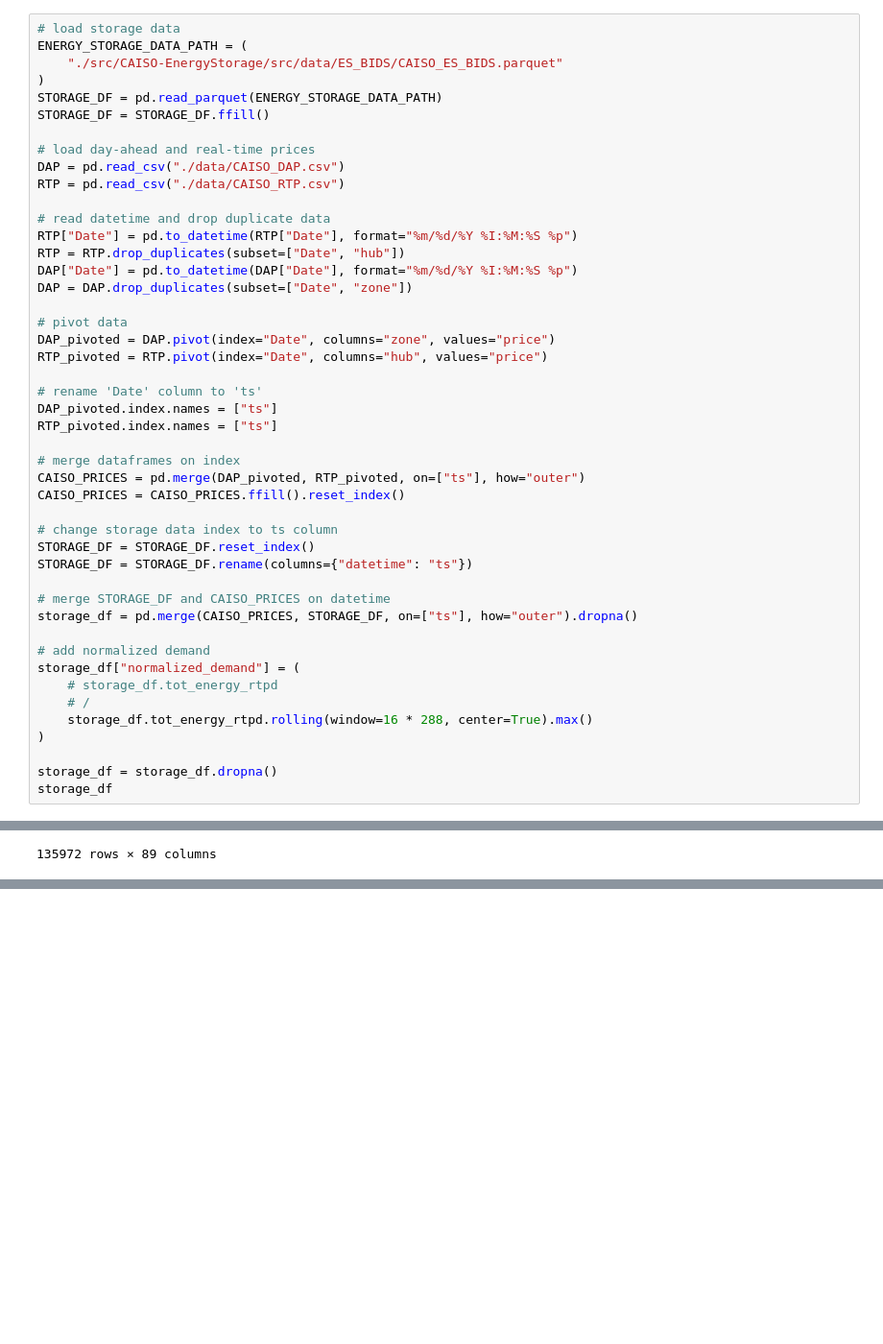
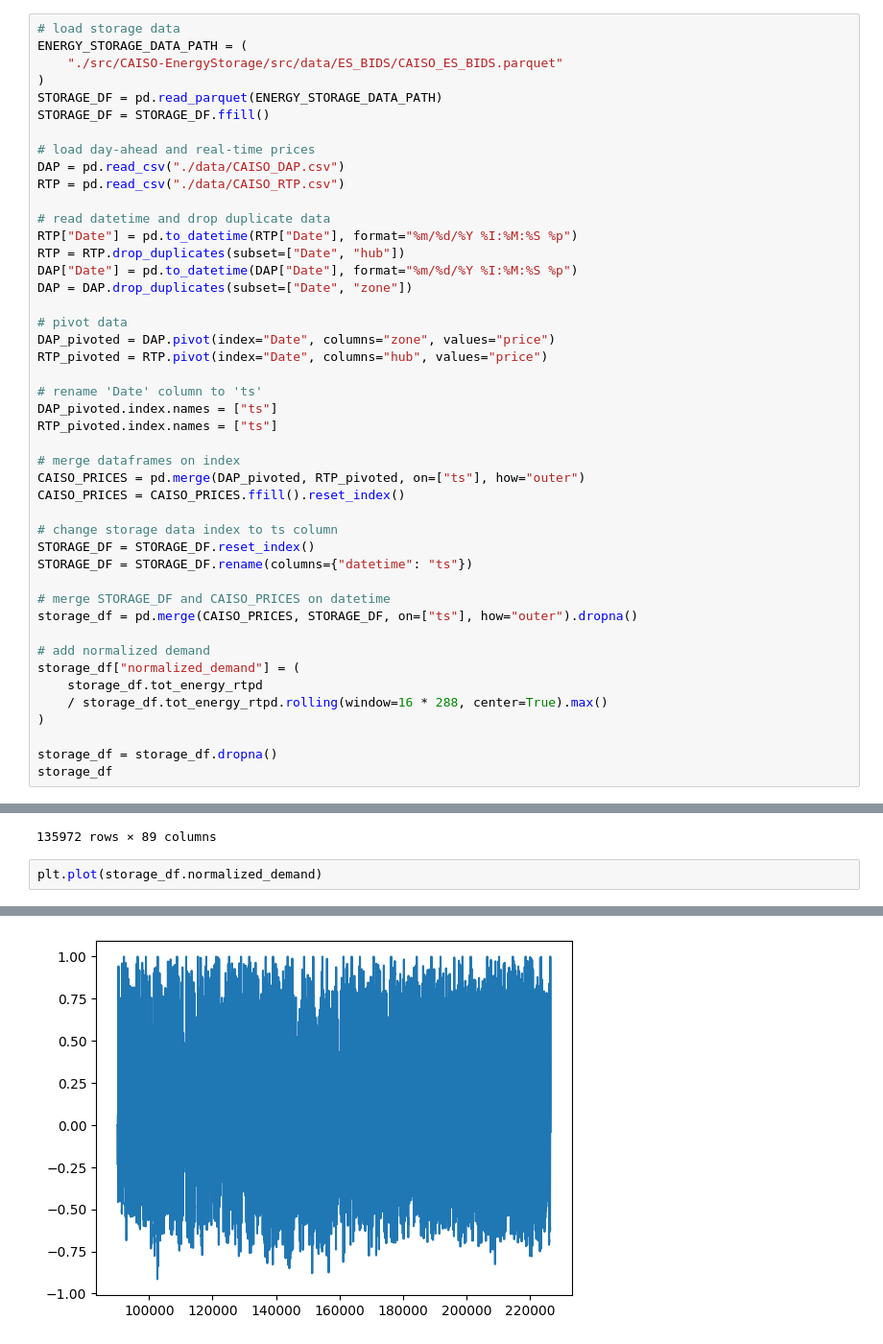
Before and after one commit to nmadev/EnergyStorageRLBidder, a Jupyter notebook: MarketSimulation.ipynb, the cells around one changed output, grey strips where cells are left out. Shown: that part at 96% size. Drawn from its saved outputs; the diff is of its cells as text; blank space fills up the shorter version.

```diff
--- a/MarketSimulation.ipynb
+++ b/MarketSimulation.ipynb
@@ -51,9 +51,8 @@ storage_df = pd.merge(CAISO_PRICES, STORAGE_DF, on=["ts"], how="outer").dropna()
 
 # add normalized demand
 storage_df["normalized_demand"] = (
-    # storage_df.tot_energy_rtpd
-    # /
-    storage_df.tot_energy_rtpd.rolling(window=16 * 288, center=True).max()
+    storage_df.tot_energy_rtpd
+    / storage_df.tot_energy_rtpd.rolling(window=16 * 288, center=True).max()
 )
 
 storage_df = storage_df.dropna()
@@ -72,3 +71,6 @@ storage_df
 | 226363 | 2024-09-23 23:35:00 | 41.46547 | 41.75055 | 42.01971 | 40.48196 | 39.56826 | 41.96240 | 41.96240 | 230.0 | ... |
 | 226364 | 2024-09-23 23:40:00 | 41.46547 | 41.75055 | 42.01971 | 40.48196 | 39.60434 | 41.99937 | 41.99937 | 230.0 | ... |
 135972 rows × 89 columns
+# %%
+plt.plot(storage_df.normalized_demand)
+# %% [output]
@@ -75,3 +78,4 @@ storage_df
+[figure, added]
 # %%
 Sim = MarketSimulator(storage_df)
 honest_bidders = []
```
Also changed, not shown: parts of 7 cells of this notebook, 2 other files.
